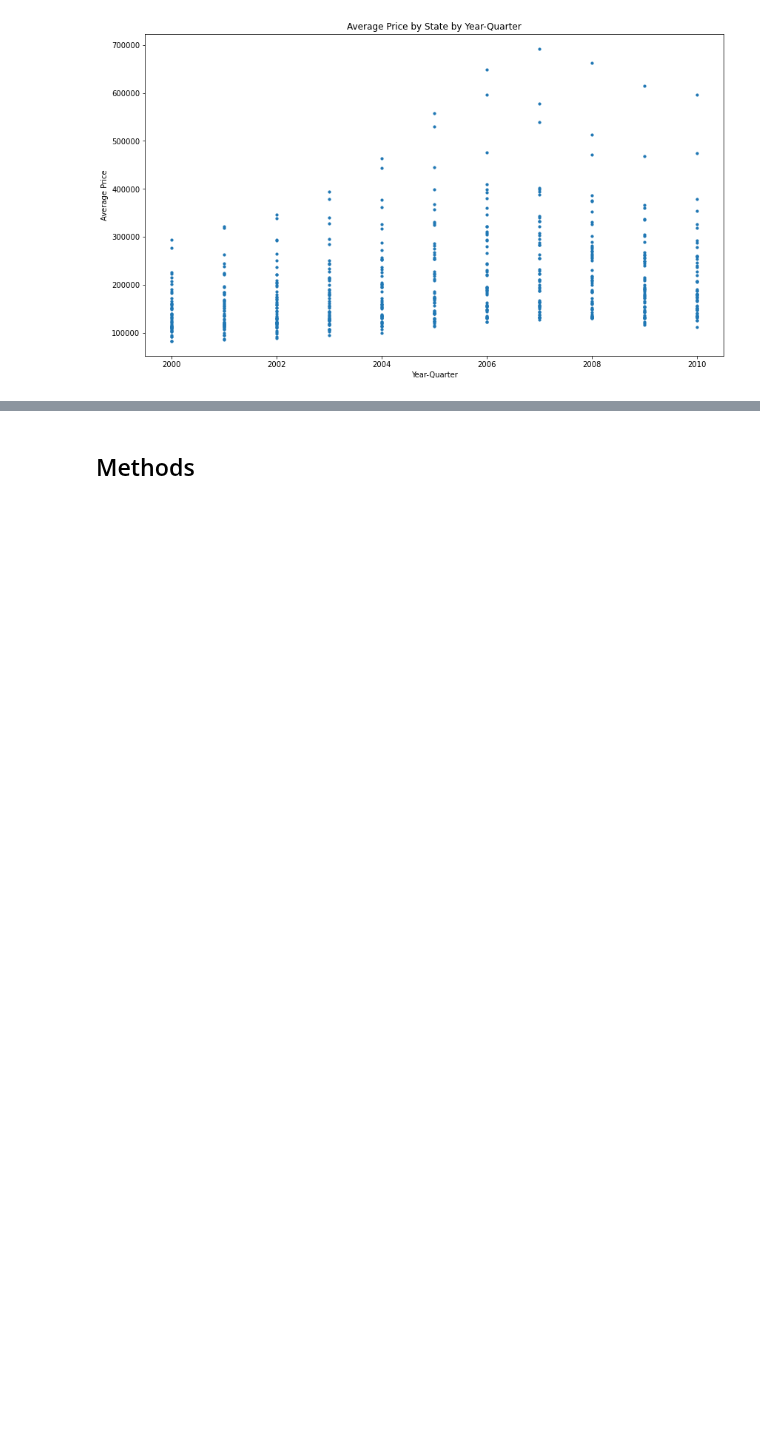
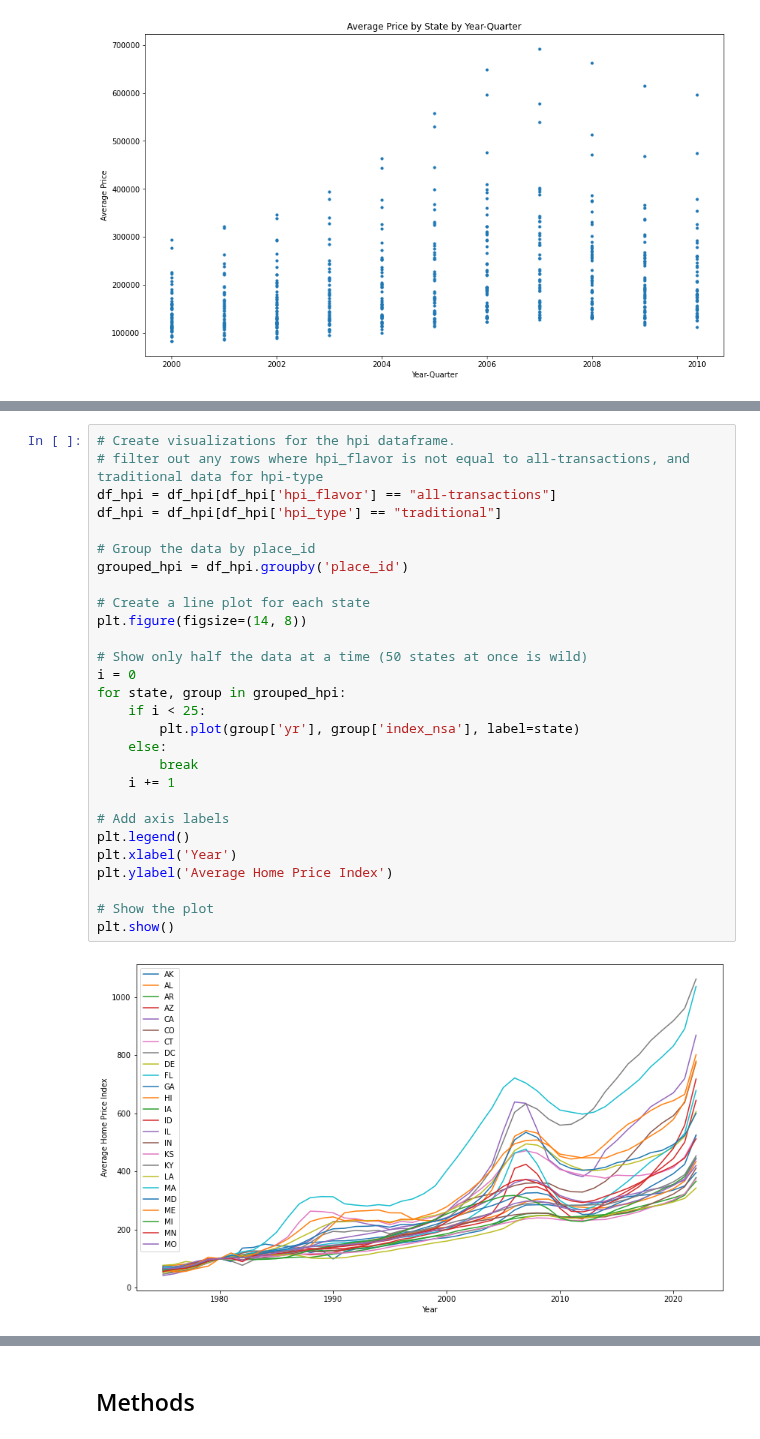
Before and after one commit to joshgreenert/Python-Projects, a Jupyter notebook: Applied Data Science/Project_1_Housing_Market_Predictions/PR 1 Milestone 2 GreenertJ.ipynb, the cells around one changed output, grey strips where cells are left out. Cells and saved outputs as stored; diff of their text form; blank space fills up the shorter version.

```diff
--- a/Applied Data Science/Project_1_Housing_Market_Predictions/PR 1 Milestone 2 GreenertJ.ipynb
+++ b/Applied Data Science/Project_1_Housing_Market_Predictions/PR 1 Milestone 2 GreenertJ.ipynb
@@ -400,0 +330,30 @@ test.head(50)
+# %%
+# Create visualizations for the hpi dataframe.
+# filter out any rows where hpi_flavor is not equal to all-transactions, and traditional data for hpi-type
+df_hpi = df_hpi[df_hpi['hpi_flavor'] == "all-transactions"]
+df_hpi = df_hpi[df_hpi['hpi_type'] == "traditional"]
+
+# Group the data by place_id
+grouped_hpi = df_hpi.groupby('place_id')
+
+# Create a line plot for each state
+plt.figure(figsize=(14, 8))
+
+# Show only half the data at a time (50 states at once is wild)
+i = 0
+for state, group in grouped_hpi:
+    if i < 25:
+        plt.plot(group['yr'], group['index_nsa'], label=state)
+    else:
+        break
+    i += 1
+
+# Add axis labels
+plt.legend()
+plt.xlabel('Year')
+plt.ylabel('Average Home Price Index')
+
+# Show the plot
+plt.show()
+# %% [output]
+[figure, added]
```
Also changed, not shown: parts of 30 cells of this notebook.
